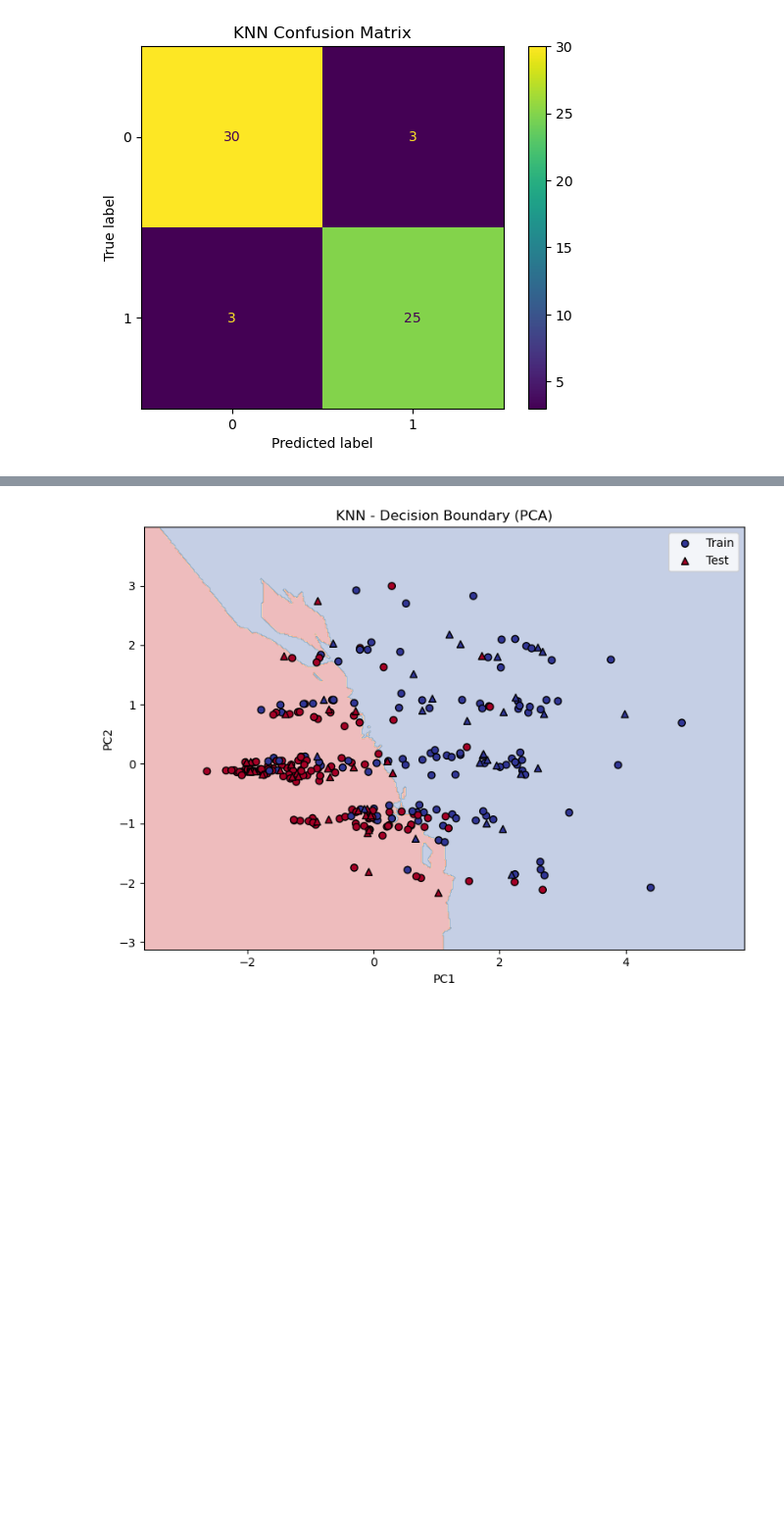
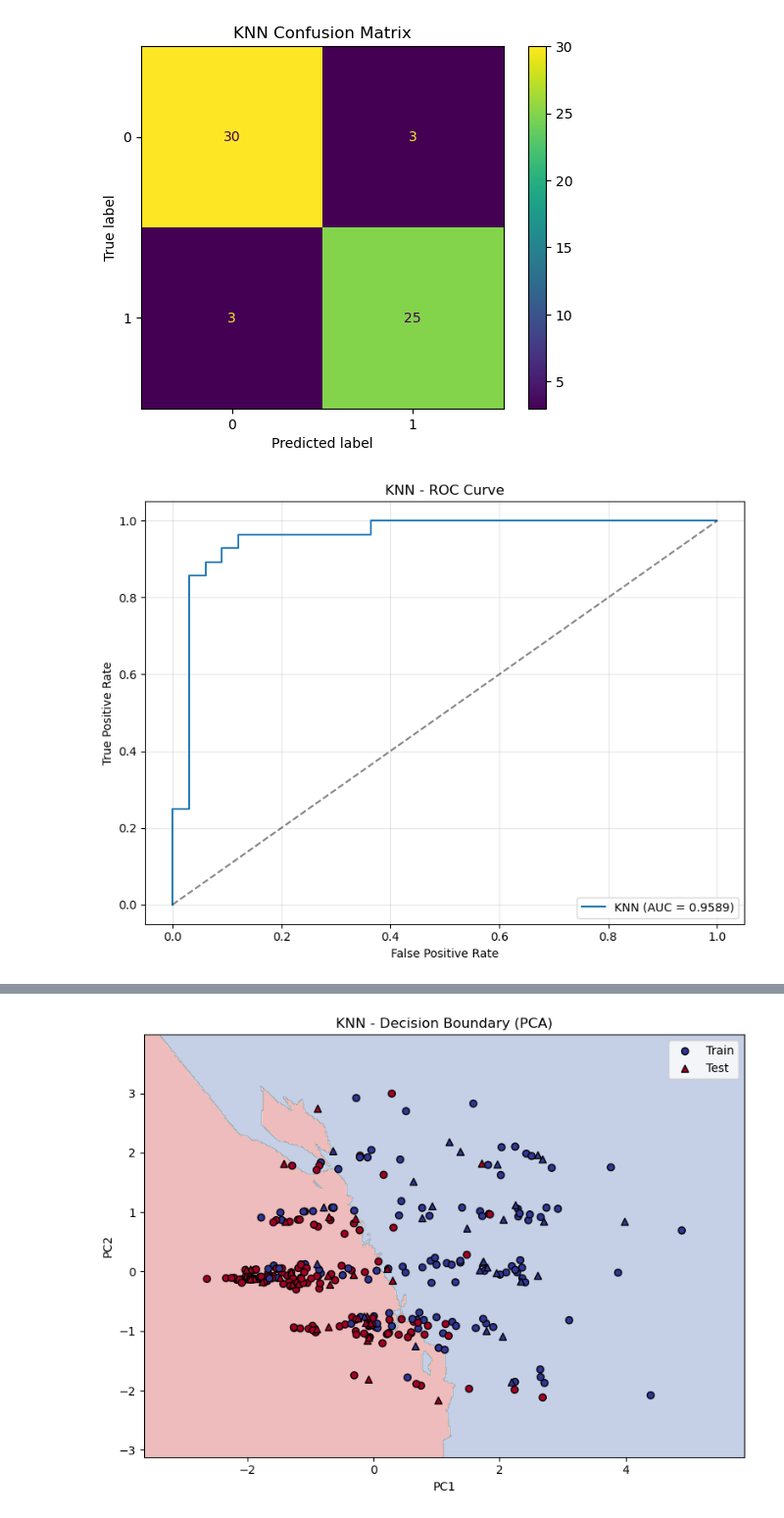
Before and after one commit to KevBoyz/data-science, a Jupyter notebook: Projects/14-heartchains/anl.ipynb, the cells around one changed output, grey strips where cells are left out. Shown at 98% size. Cells and saved outputs as stored; diff of their text form; code cells hidden in the pictures; blank space fills up the shorter version.

```diff
--- a/Projects/14-heartchains/anl.ipynb
+++ b/Projects/14-heartchains/anl.ipynb
@@ -144,3 +144,20 @@ Classification Report:
    macro avg       0.90      0.90      0.90        61
 weighted avg       0.90      0.90      0.90        61
 [figure]
+# %%
+y_proba_knn = knn_grid.predict_proba(X_test)[:, 1]
+fpr_knn, tpr_knn, _ = roc_curve(y_test, y_proba_knn)
+auc_knn = auc(fpr_knn, tpr_knn)
+
+plt.figure(figsize=(8, 6))
+plt.plot(fpr_knn, tpr_knn, label=f'KNN (AUC = {auc_knn:.4f})')
+plt.plot([0, 1], [0, 1], 'k--', alpha=0.5)
+plt.xlabel('False Positive Rate')
+plt.ylabel('True Positive Rate')
+plt.title('KNN - ROC Curve')
+plt.legend(loc='lower right')
+plt.grid(True, alpha=0.3)
+plt.tight_layout()
+plt.show()
+# %% [output]
+[figure, added]
```
Also changed, not shown: parts of 11 cells of this notebook.
